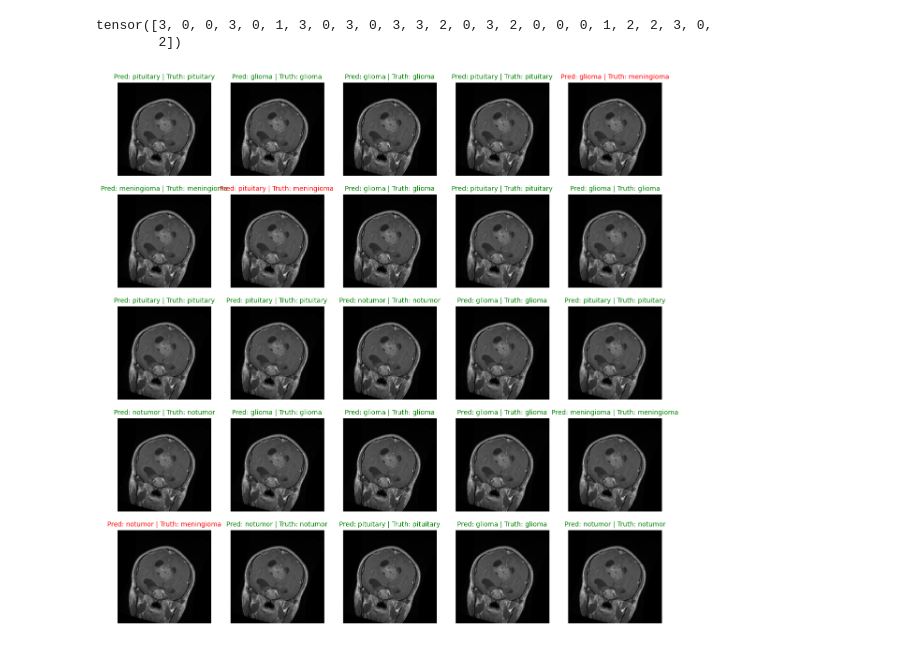
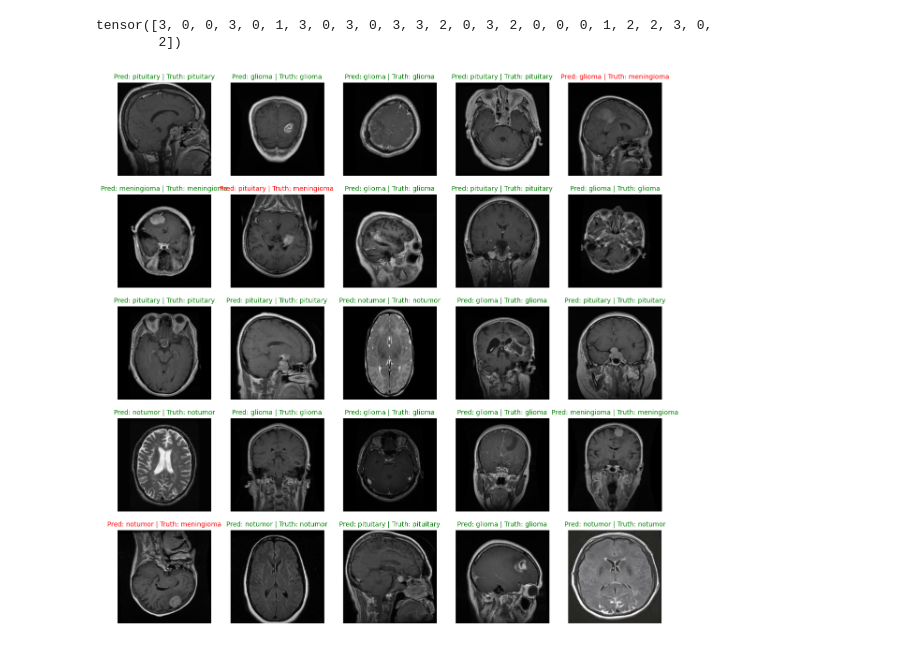
Before and after one commit to SadeepM/brain-tumor-mri-classifier, a Jupyter notebook: brain_tumor_mri_classifier.ipynb, the cells around one changed output. Drawn from its saved outputs; the diff is of its cells as text; code cells hidden in the pictures.

Commit message:
Fixed the issue of the image plot of final output

```diff
--- a/brain_tumor_mri_classifier.ipynb
+++ b/brain_tumor_mri_classifier.ipynb
@@ -96,7 +97,7 @@ Size: (512, 512)
 Mode: L
 # %%
 # Setup transformer
-transform = transforms.Compose([
+transform_train = transforms.Compose([
     transforms.Resize((224, 224)),
     transforms.RandomHorizontalFlip(p=0.5),
     transforms.RandomRotation(degrees=15), # MRI scans can be slightly tilted
@@ -104,9 +105,15 @@ transform = transforms.Compose([
     transforms.Normalize(mean=[0.485, 0.456, 0.406], std=[0.229, 0.224, 0.225]) # image normalize parameters
 ])
 
+transform_test = transforms.Compose([
+    transforms.Resize((224, 224)),
+    transforms.ToTensor(),
+    transforms.Normalize(mean=[0.485, 0.456, 0.406], std=[0.229, 0.224, 0.225]) # image normalize parameters
+])
+
 # transform data from PIL to tensor
-train_data = datasets.ImageFolder(training_data_path, transform=transform)
-test_data=datasets.ImageFolder(test_data_path,transform=transform)
+train_data = datasets.ImageFolder(training_data_path, transform=transform_train)
+test_data=datasets.ImageFolder(test_data_path,transform=transform_test)
 # %%
 # Check random image and its label from train data
 img_tensor, label = train_data[1000]
@@ -151,7 +158,7 @@ fig=plt.figure(figsize=(9,9))
 rows,cols=5,5
 for i in range (1,rows*cols+1):
   random_idx=torch.randint(0,len(train_data),size=[1]).item()
-  img,label=train_data[random_idx]
+  img,label=test_data[random_idx]
   fig.add_subplot(rows,cols,i)
   plt.imshow(denormalize(img).permute(1, 2, 0).clamp(0, 1))
   plt.title(class_names[label])
@@ -421,28 +429,28 @@ tensor([3, 0, 0, 3, 0, 1, 3, 0, 3, 0, 3, 3, 2, 0, 3, 2, 0, 0, 0, 1, 2, 2, 3, 0,
 # %%
 # Plot predictions
 plt.figure(figsize=(15,15))
 nrows,ncols=5,5
 for i,sample in enumerate(test_sample):
   #Create subplot
   plt.subplot(nrows,ncols,i+1)
 
   #plot target image
-  plt.imshow(denormalize(img).permute(1, 2, 0).clamp(0, 1))
+  plt.imshow(denormalize(sample).permute(1, 2, 0).clamp(0, 1))
 
   #Find the prediction label
   pred_label=class_names[pred_classes[i]]
 
   #Truth label
   truth_label=class_names[test_label[i]]
 
   # Create title text of the plot
   title_text=f"Pred: {pred_label} | Truth: {truth_label}"
 
   #Check for equality and change title color accordingly
   if pred_label==truth_label:
     plt.title(title_text,fontsize=10,c="g") # green text if correct
   else:
     plt.title(title_text,fontsize=10,c="r") #red text if wrong
   plt.axis(False)
 # %% [output]
-[figure, old version]
+[figure, new version]
```
Also changed, not shown: parts of 5 cells of this notebook.
